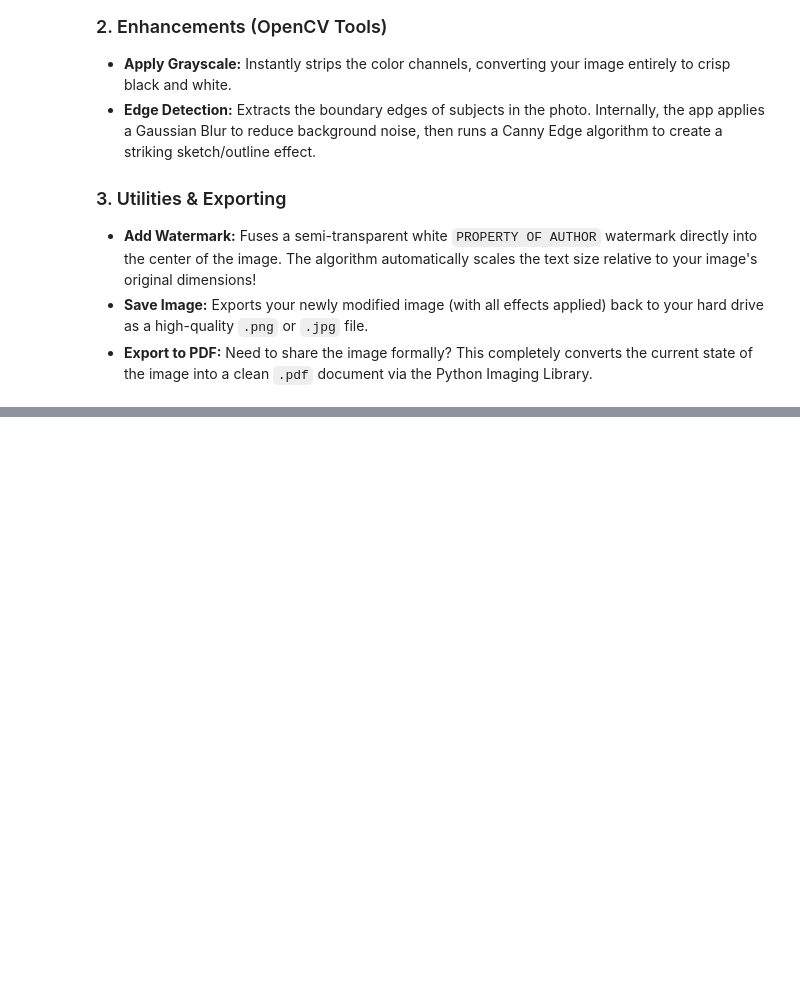
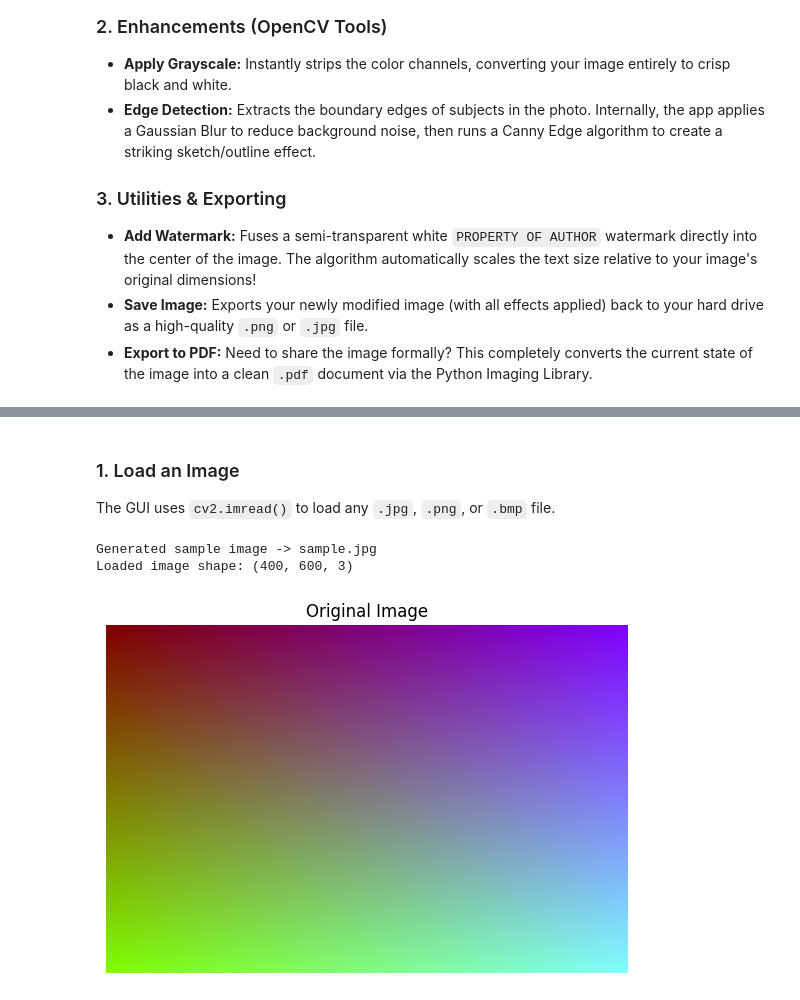
Before and after one commit to Aumnamaha/Image-Utility, a Jupyter notebook: Image-Analyzer/User_Guide.ipynb, the cells around one changed output, grey strips where cells are left out. Cells and saved outputs as stored; diff of their text form; code cells hidden in the pictures; blank space fills up the shorter version.

```diff
--- a/Image-Analyzer/User_Guide.ipynb
+++ b/Image-Analyzer/User_Guide.ipynb
@@ -26,0 +31,40 @@ A standalone desktop application window will immediately pop up on your screen.
+# %%
+import cv2
+import numpy as np
+from PIL import Image
+import os
+import matplotlib.pyplot as plt
+
+# Helper to display images inline (BGR -> RGB for correct colors)
+def show(title, img):
+    rgb = cv2.cvtColor(img, cv2.COLOR_BGR2RGB)
+    plt.figure(figsize=(6, 4))
+    plt.imshow(rgb)
+    plt.title(title)
+    plt.axis("off")
+    plt.tight_layout()
+    plt.show()
+# %% [markdown]
+### 1. Load an Image
+
+The GUI uses `cv2.imread()` to load any `.jpg`, `.png`, or `.bmp` file.
+# %%
+# Load an image from disk (replace with your own file path)
+sample_path = "sample.jpg"   # place any image here
+
+if not os.path.exists(sample_path):
+    # Generate a sample image so the notebook is self-contained
+    img = np.zeros((400, 600, 3), dtype=np.uint8)
+    for i in range(400):
+        for j in range(600):
+            img[i, j] = [int(255 * j / 600), int(255 * i / 400), 128]
+    cv2.imwrite(sample_path, img)
+    print(f"Generated sample image -> {sample_path}")
+
+img = cv2.imread(sample_path)
+print(f"Loaded image shape: {img.shape}")
+show("Original Image", img)
+# %% [output]
+Generated sample image -> sample.jpg
+Loaded image shape: (400, 600, 3)
+[figure, added]
```
Also changed, not shown: parts of 13 cells of this notebook.
